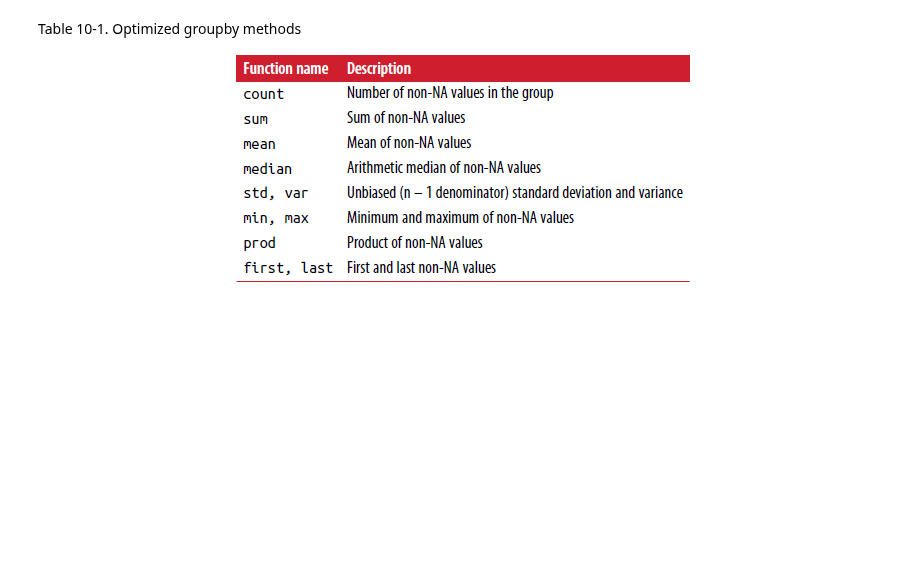
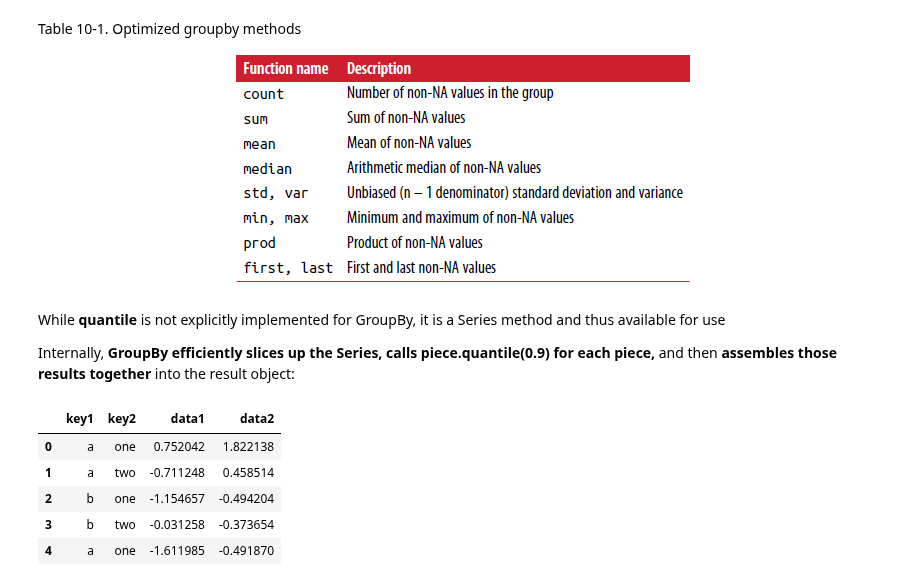
Before and after one commit to lucaslokchan/data-analysis, a Jupyter notebook: Python for Data Analysis/10_Data_Aggregation_and_Group_Operations.ipynb, the cells around one changed output. Saved outputs shown, nothing was run; the diff lists cells and outputs as text; code cells hidden in the pictures; blank space fills up the shorter version.

```diff
--- a/Python for Data Analysis/10_Data_Aggregation_and_Group_Operations.ipynb
+++ b/Python for Data Analysis/10_Data_Aggregation_and_Group_Operations.ipynb
@@ -412,3 +412,16 @@ Table 10-1. Optimized groupby methods
 <p align='center'>
 <img src='embedded-picture-1'>
 </p>
+# %% [markdown]
+While **quantile** is not explicitly implemented for GroupBy, it is a Series method and thus available for use
+
+Internally, **GroupBy efficiently slices up the Series, calls piece.quantile(0.9) for each piece,** and then **assembles those results together** into the result object:
+# %%
+df
+# %% [output]
+|  | key1 | key2 | data1 | data2 |
+| 0 | a | one | 0.752042 | 1.822138 |
+| 1 | a | two | -0.711248 | 0.458514 |
+| 2 | b | one | -1.154657 | -0.494204 |
+| 3 | b | two | -0.031258 | -0.373654 |
+| 4 | a | one | -1.611985 | -0.491870 |
```
Also changed, not shown: parts of 25 cells of this notebook.
